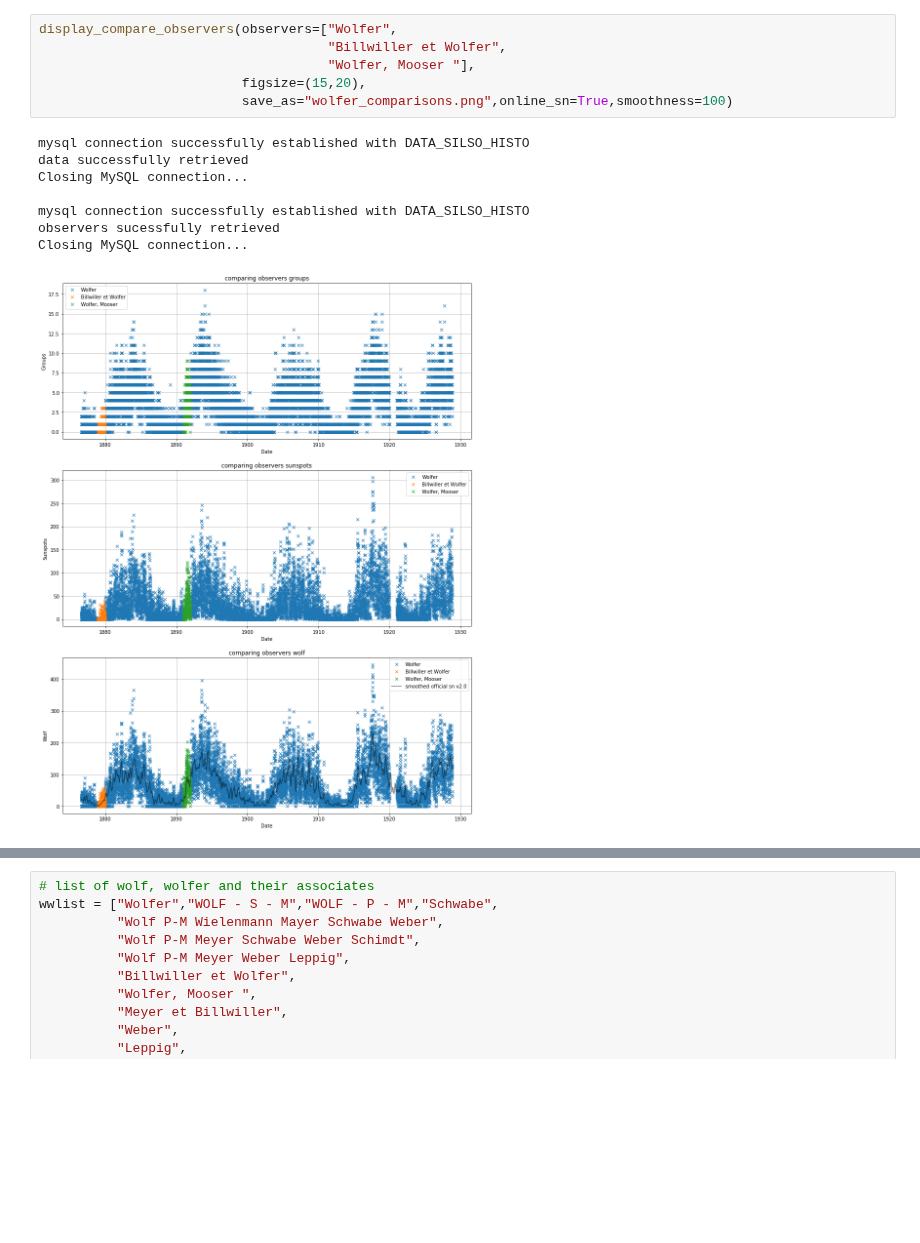
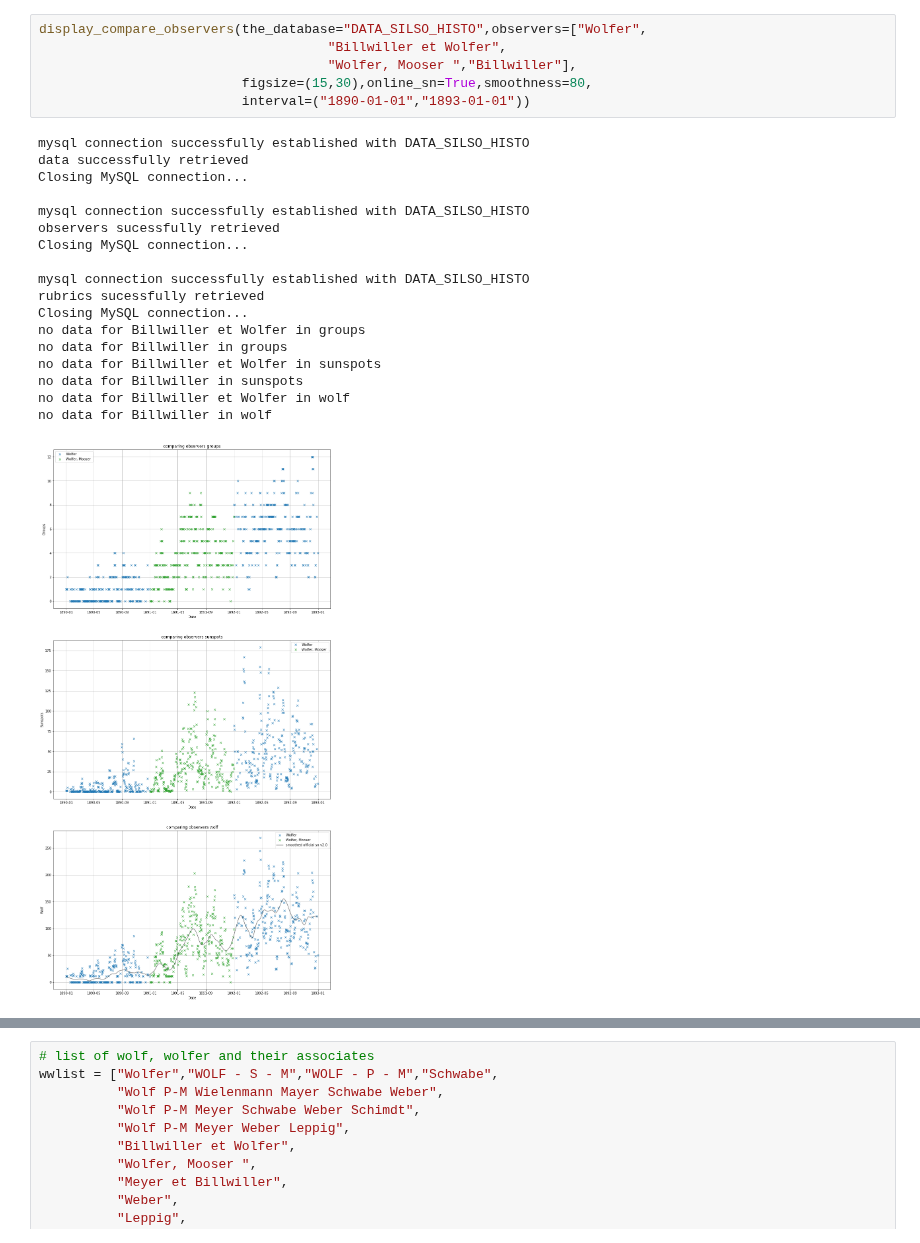
Before and after one commit to dcxSt/DATA_SILSO_HISTO_search, a Jupyter notebook: wolf_wolfer_investigation.ipynb, the cells around one changed output, grey strips where cells are left out. Drawn from its saved outputs; the diff is of its cells as text; blank space fills up the shorter version.

```diff
--- a/wolf_wolfer_investigation.ipynb
+++ b/wolf_wolfer_investigation.ipynb
@@ -41,19 +41,29 @@ no data for Wolf P-M Meyer Weber Schimdt Leppig in wolf
 [figure]
 # %%
-display_compare_observers(observers=["Wolfer",
+display_compare_observers(the_database="DATA_SILSO_HISTO",observers=["Wolfer",
                                      "Billwiller et Wolfer",
-                                     "Wolfer, Mooser "],
-                          figsize=(15,20),
-                          save_as="wolfer_comparisons.png",online_sn=True,smoothness=100)
+                                     "Wolfer, Mooser ","Billwiller"],
+                          figsize=(15,30),online_sn=True,smoothness=80,
+                          interval=("1890-01-01","1893-01-01"))
 # %% [output]
 mysql connection successfully established with DATA_SILSO_HISTO
 data successfully retrieved
 Closing MySQL connection...
 
 mysql connection successfully established with DATA_SILSO_HISTO
 observers sucessfully retrieved
 Closing MySQL connection...
+
+mysql connection successfully established with DATA_SILSO_HISTO
+rubrics sucessfully retrieved
+Closing MySQL connection...
+no data for Billwiller et Wolfer in groups
+no data for Billwiller in groups
+no data for Billwiller et Wolfer in sunspots
+no data for Billwiller in sunspots
+no data for Billwiller et Wolfer in wolf
+no data for Billwiller in wolf
-[figure, old version]
+[figure, new version]
 # %%
 display_compare_observers(observers=["WOLF - S - M","WOLF - P - M",
                                      "Wolf P-M Wielenmann Mayer Schwabe Weber",
```
Also changed, not shown: parts of 7 cells of this notebook, 2 other files.
